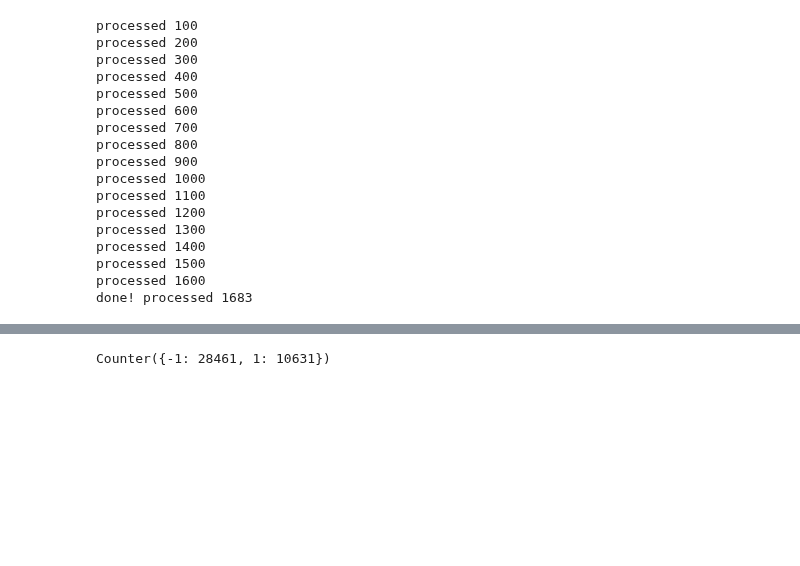
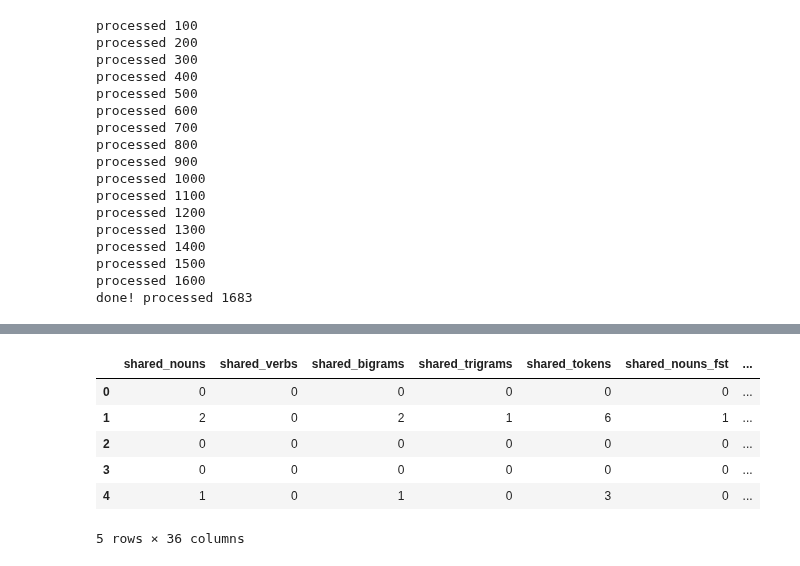
Before and after one commit to CornellDataScience/Insights-FakeNews, a Jupyter notebook: Relevance Detection.ipynb, the cells around one changed output, grey strips where cells are left out. Cells and saved outputs as stored; diff of their text form; code cells hidden in the pictures; blank space fills up the shorter version.

```diff
--- a/Relevance Detection.ipynb
+++ b/Relevance Detection.ipynb
@@ -172,9 +174,15 @@ train_df.head()
 # %%
 train_df['label'] = [0 if x == "unrelated" else 1 for x in list(stances_tr['Stance'])]
 val_df['label'] = [0 if x == "unrelated" else 1 for x in list(stances_val['Stance'])]
-Counter(train_df['label'])
+train_df.head()
 # %% [output]
+|  | shared_nouns | shared_verbs | shared_bigrams | shared_trigrams | shared_tokens | shared_nouns_fst | ... |
+| 0 | 0 | 0 | 0 | 0 | 0 | 0 | ... |
+| 1 | 2 | 0 | 2 | 1 | 6 | 1 | ... |
+| 2 | 0 | 0 | 0 | 0 | 0 | 0 | ... |
+| 3 | 0 | 0 | 0 | 0 | 0 | 0 | ... |
+| 4 | 1 | 0 | 1 | 0 | 3 | 0 | ... |
-Counter({-1: 28461, 1: 10631})
+5 rows × 36 columns
 # %%
 scaler = StandardScaler()
 
```
Also changed, not shown: parts of 10 cells of this notebook, 4 other files.
